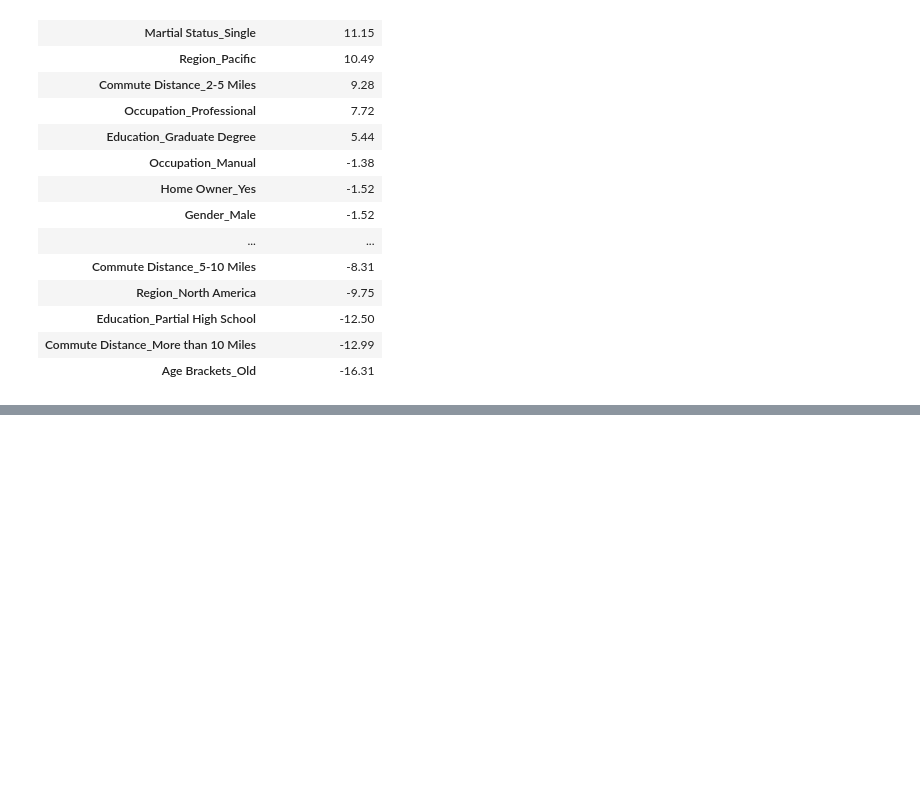
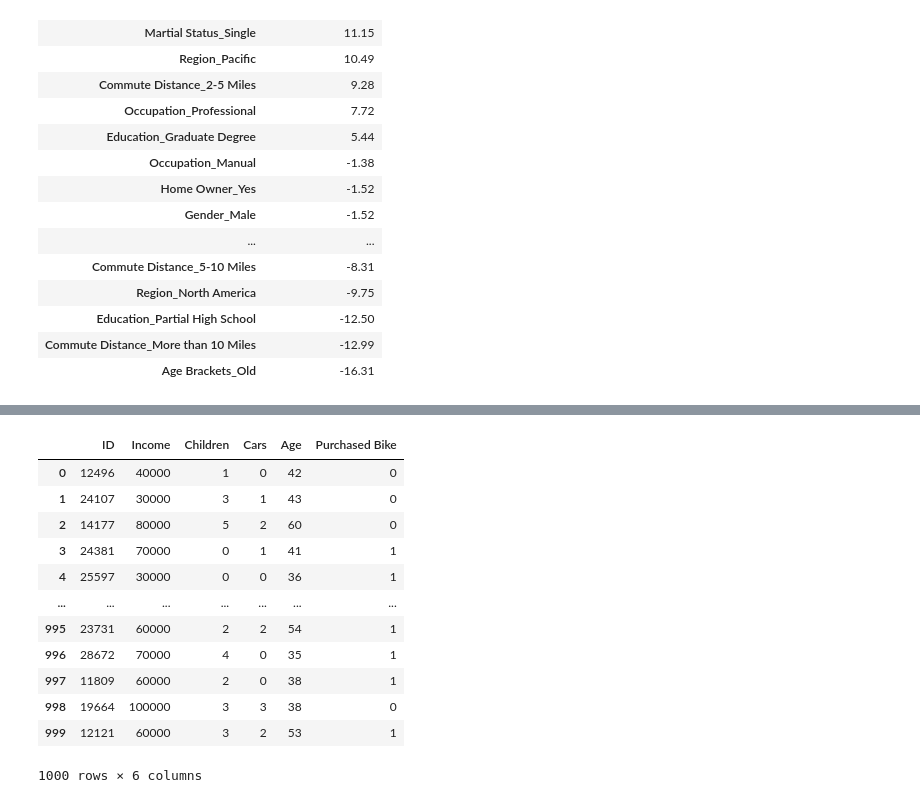
Before and after one commit to alexkrdozo/Compra_de_Bicicletas_Review, a Jupyter notebook: bikes_vs.ipynb, the cells around one changed output, grey strips where cells are left out. Saved outputs shown, nothing was run; the diff lists cells and outputs as text; code cells hidden in the pictures; blank space fills up the shorter version.

```diff
--- a/bikes_vs.ipynb
+++ b/bikes_vs.ipynb
@@ -94,0 +119,3 @@ fig.show()
+# %%
+df_num  = df.select_dtypes(include=int)
+df_num
@@ -94,0 +136,17 @@ fig.show()
+# %%
+df_num['Purchased Bike'] = pd.get_dummies(df['Purchased Bike'], drop_first=True, dtype=int)
+df_num
+# %% [output]
+|  | ID | Income | Children | Cars | Age | Purchased Bike |
+| 0 | 12496 | 40000 | 1 | 0 | 42 | 0 |
+| 1 | 24107 | 30000 | 3 | 1 | 43 | 0 |
+| 2 | 14177 | 80000 | 5 | 2 | 60 | 0 |
+| 3 | 24381 | 70000 | 0 | 1 | 41 | 1 |
+| 4 | 25597 | 30000 | 0 | 0 | 36 | 1 |
+| ... | ... | ... | ... | ... | ... | ... |
+| 995 | 23731 | 60000 | 2 | 2 | 54 | 1 |
+| 996 | 28672 | 70000 | 4 | 0 | 35 | 1 |
+| 997 | 11809 | 60000 | 2 | 0 | 38 | 1 |
+| 998 | 19664 | 100000 | 3 | 3 | 38 | 0 |
+| 999 | 12121 | 60000 | 3 | 2 | 53 | 1 |
+1000 rows × 6 columns
```
Also changed, not shown: parts of 10 cells of this notebook.
